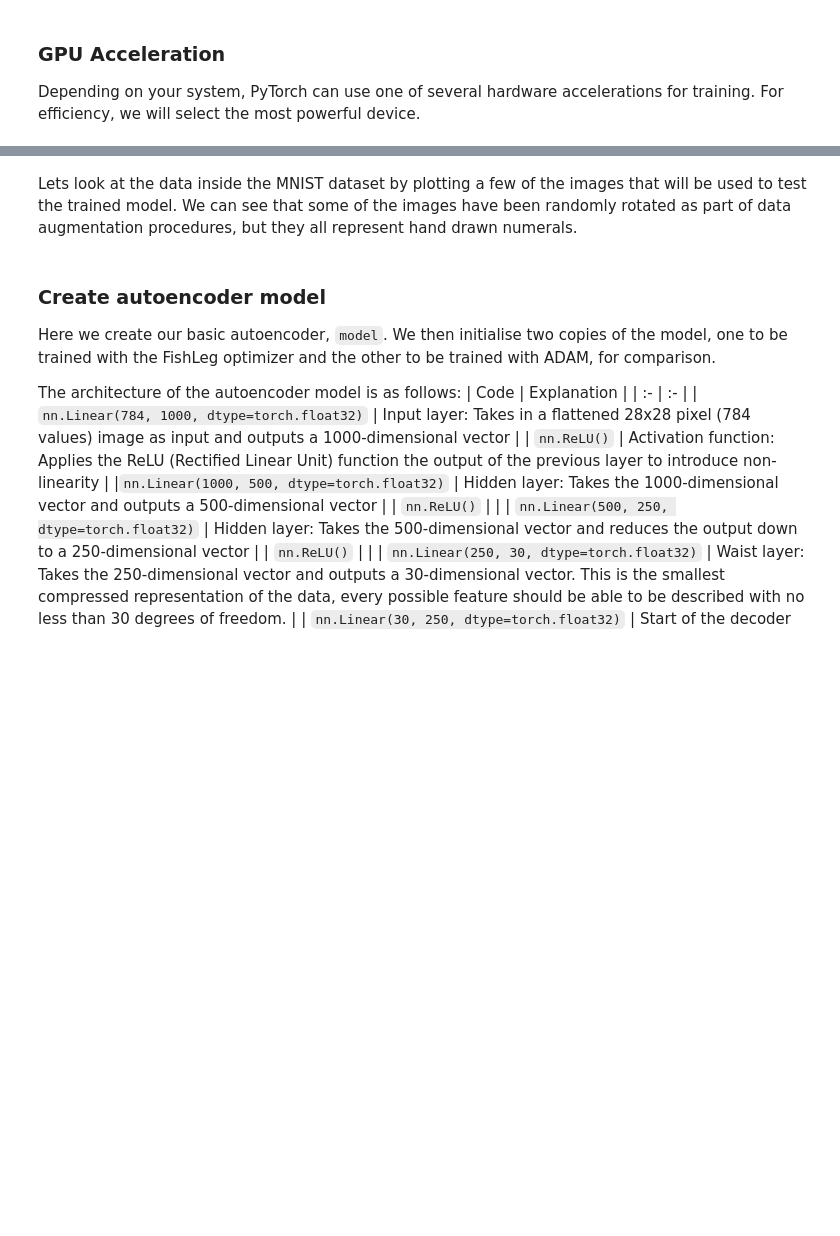
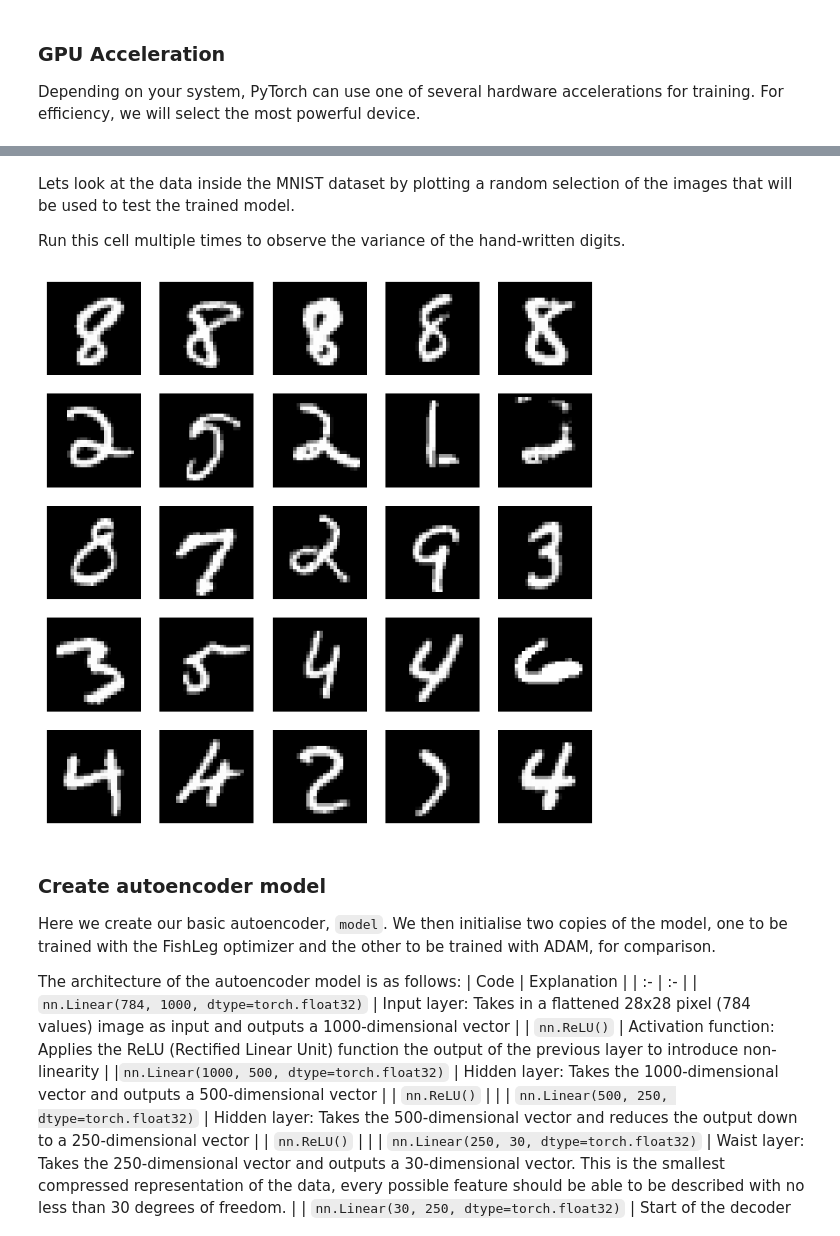
Before and after one commit to mtkresearch/FishLeg, a Jupyter notebook: examples/MNIST_autoencoder.ipynb, the cells around one changed output, grey strips where cells are left out. Drawn from its saved outputs; the diff is of its cells as text; code cells hidden in the pictures; blank space fills up the shorter version.

Commit message:
ran notebook to produce plots, polished up notebook

```diff
--- a/examples/MNIST_autoencoder.ipynb
+++ b/examples/MNIST_autoencoder.ipynb
@@ -78,11 +91,16 @@ test_loader = torch.utils.data.DataLoader(
 # %% [markdown]
-Lets look at the data inside the MNIST dataset by plotting a few of the images that will be used to test the trained model. We can see that some of the images have been randomly rotated as part of data augmentation procedures, but they all represent hand drawn numerals.
+Lets look at the data inside the MNIST dataset by plotting a random selection of the images that will be used to test the trained model.
+
+Run this cell multiple times to observe the variance of the hand-written digits.
 # %%
-fig, axs = plt.subplots(5,5, figsize=(10,10))
+fig, axs = plt.subplots(5,5, figsize=(8,8))
 
 for i, ax in enumerate(axs.flat):
-    ax.imshow(np.array(test_dataset[i])[0].reshape(28,28), cmap='gray')
+    rand = np.random.randint(0,9999)
+    ax.imshow(np.array(test_dataset[rand])[0].reshape(28,28), cmap='gray')
     ax.axis('off')
+# %% [output]
+[figure, added]
 # %% [markdown]
 ### Create autoencoder model
 
```
Also changed, not shown: parts of 21 cells of this notebook.
